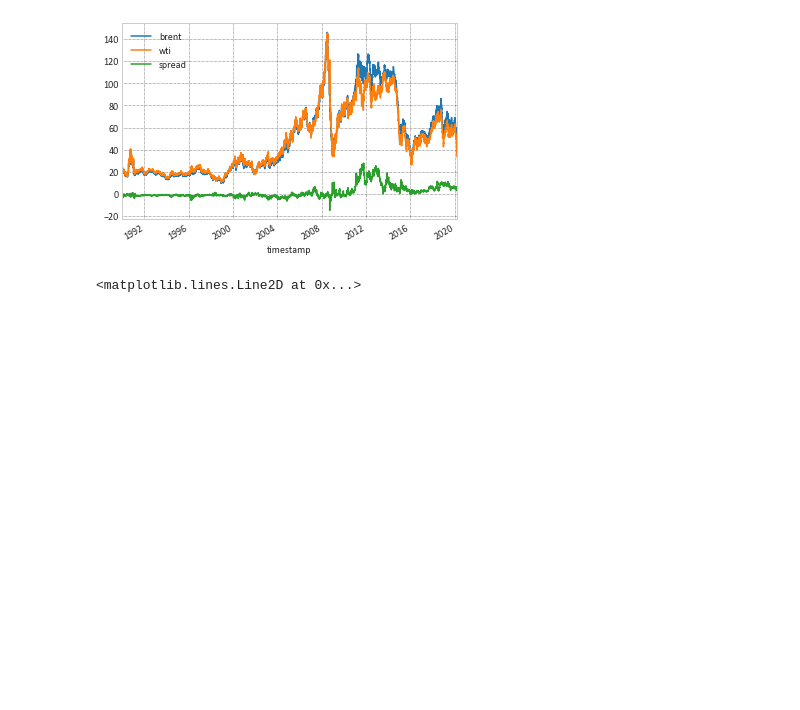
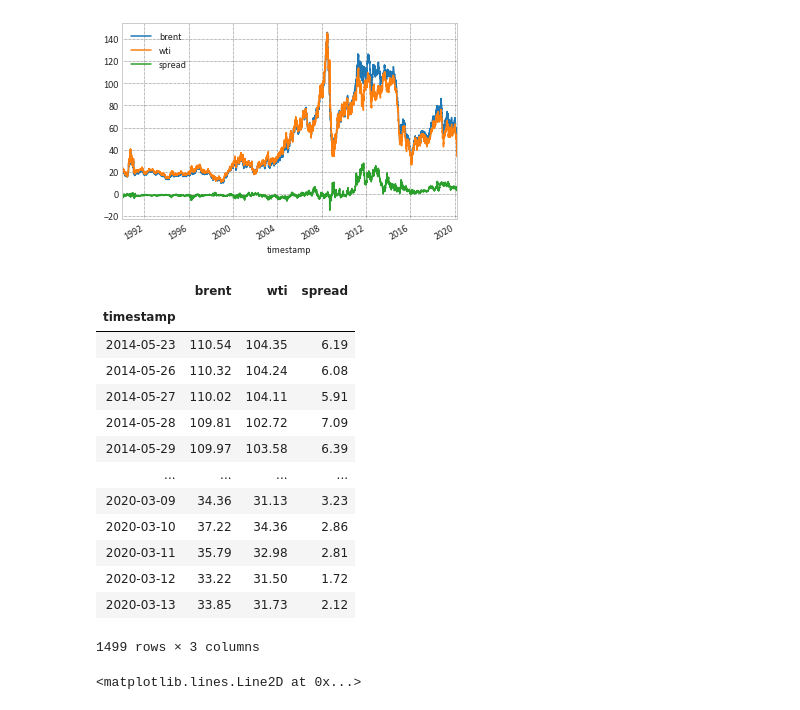
Before and after one commit to queiyanglim/trading_algorithm, a Jupyter notebook: oil_trading/brent_wti_kalman_spread/brent_wti_kalman.ipynb, the cells around one changed output. Cells and saved outputs as stored; diff of their text form; code cells hidden in the pictures; blank space fills up the shorter version.

```diff
--- a/oil_trading/brent_wti_kalman_spread/brent_wti_kalman.ipynb
+++ b/oil_trading/brent_wti_kalman_spread/brent_wti_kalman.ipynb
@@ -55,6 +55,27 @@ timestamp
 2020-03-09  36.69  33.79    2.90
 <matplotlib.axes._subplots.AxesSubplot at 0x...>
 [figure]
+# %%
+import os
+os.chdir(r"C:\Users\queiy\trading_algorithm")
+from oil_trading.data.prepare_reuters_data import get_reuters_data
+df = get_reuters_data("daily")
+df
+# %% [output]
+|  | brent | wti | spread |
+| timestamp |  |  |  |
+| 2014-05-23 | 110.54 | 104.35 | 6.19 |
+| 2014-05-26 | 110.32 | 104.24 | 6.08 |
+| 2014-05-27 | 110.02 | 104.11 | 5.91 |
+| 2014-05-28 | 109.81 | 102.72 | 7.09 |
+| 2014-05-29 | 109.97 | 103.58 | 6.39 |
+| ... | ... | ... | ... |
+| 2020-03-09 | 34.36 | 31.13 | 3.23 |
+| 2020-03-10 | 37.22 | 34.36 | 2.86 |
+| 2020-03-11 | 35.79 | 32.98 | 2.81 |
+| 2020-03-12 | 33.22 | 31.50 | 1.72 |
+| 2020-03-13 | 33.85 | 31.73 | 2.12 |
+1499 rows × 3 columns
 # %%
 # Check Rolling Cointegration
 def rolling_coint(df_input,x_name,y_name, update_window):
```
Also changed, not shown: parts of 7 cells of this notebook, 10 other files.
